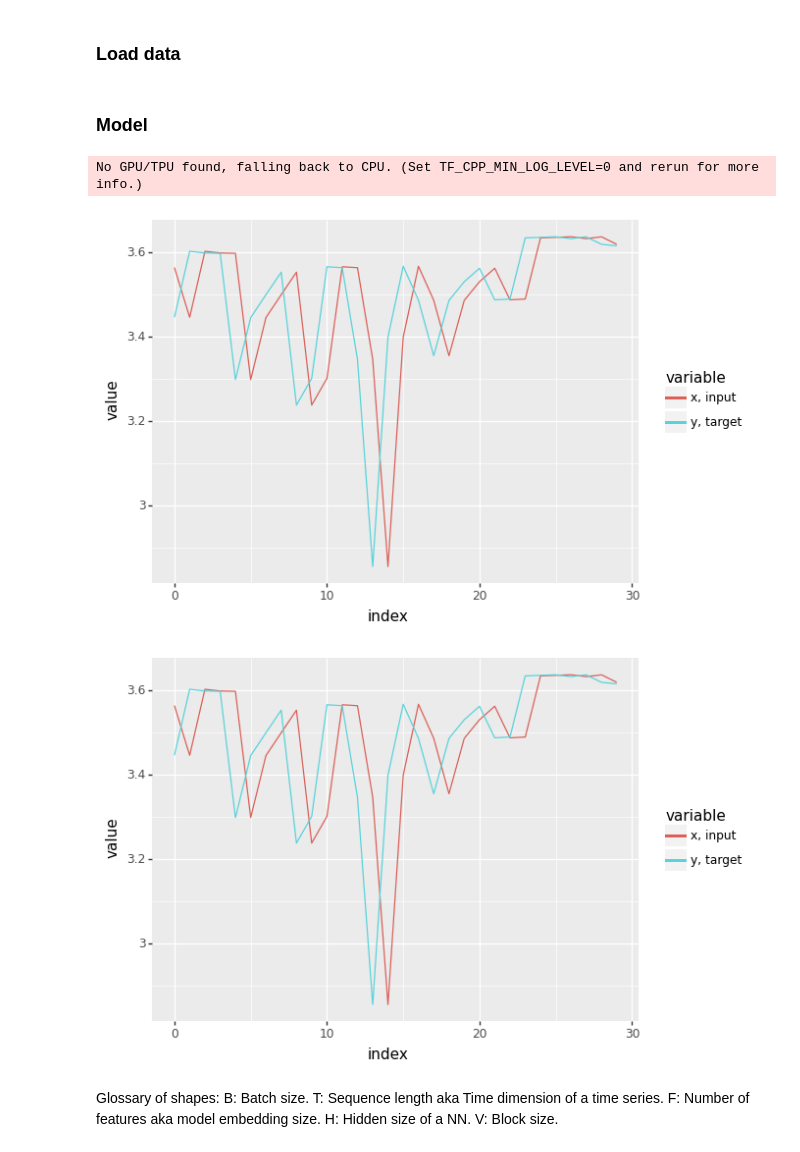
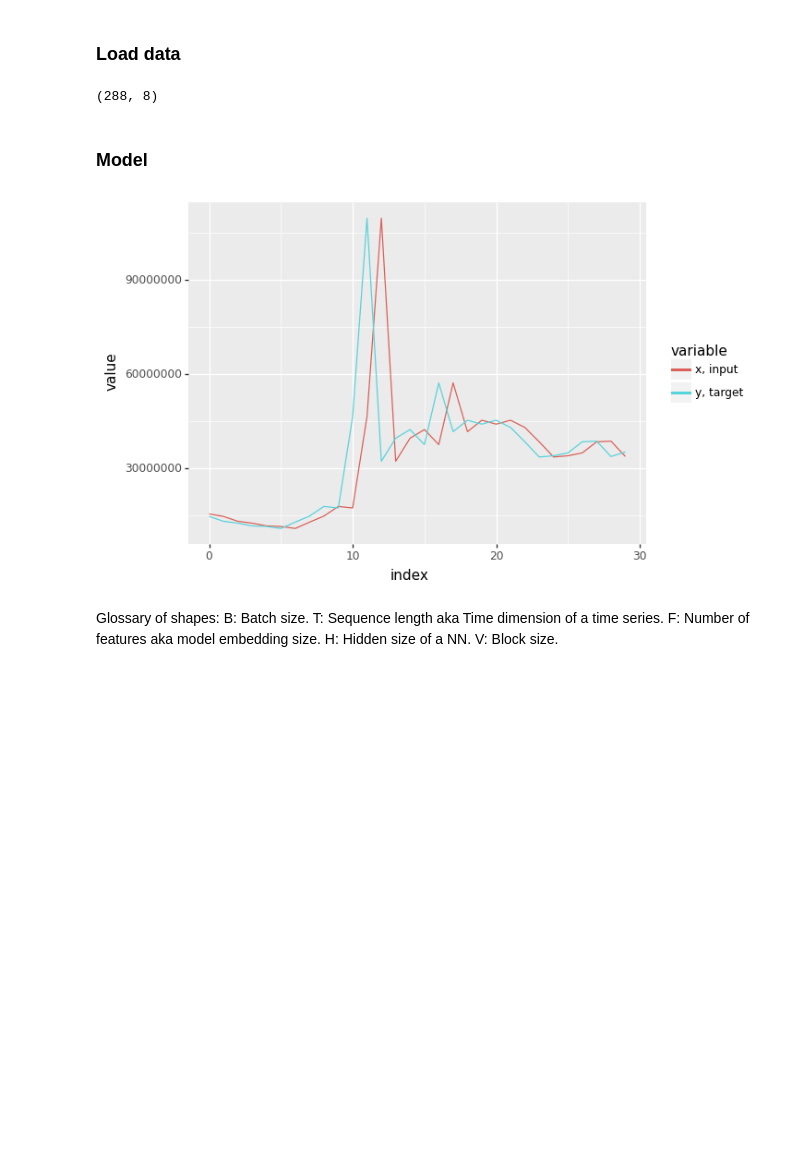
Before and after one commit to mmuravytskyi/snmp-madness, a Jupyter notebook: baseline_model.ipynb, the cells around one changed output. Cells and saved outputs as stored; diff of their text form; code cells hidden in the pictures; blank space fills up the shorter version.

```diff
--- a/baseline_model.ipynb
+++ b/baseline_model.ipynb
@@ -25,10 +24,10 @@ BLOCK_SIZE = int(24*60/5) # 2 days
 BATCH_SIZE = 8
 SPLIT = 0.85
 HIDDEN_SIZE = 256
-LEARNING_RATE = 1e-4
+LEARNING_RATE = 1e-3
 SEED = 2137
 NUM_TRAINING_STEPS = 300
 EVAL_INTERVAL = 10
-FEATURE_NUM = 1
+EMBEDDING_SIZE = 1
 # %% [markdown]
 ### Load data
@@ -128,3 +34,12 @@ class DataLoader:
+# %%
+sdl = data.SimpleDataLoader("../data/samples_5m_subset_v1.pkl", BLOCK_SIZE, BATCH_SIZE, EMBEDDING_SIZE, SPLIT)
+train_di = sdl.get_data_iter("train")
+test_di = sdl.get_data_iter("test", "uci", "ftj")
+# %%
+expl_batch = next(train_di)
+expl_batch["target"].shape
+# %% [output]
+(288, 8)
 # %% [markdown]
 ### Model
 # %%
@@ -143,21 +56,13 @@ Batch = t.Mapping[str, jnp.ndarray]
-# %%
-dl = DataLoader("../data/samples_5m_subset_v1.pkl")
-train_di = dl.get_edge_data_iterator('uci', 'ftj', train=True)
-test_di = dl.get_edge_data_iterator('uci', 'ftj', train=False)
-expl_batch = next(train_di)
-# %% [output]
-No GPU/TPU found, falling back to CPU. (Set TF_CPP_MIN_LOG_LEVEL=0 and rerun for more info.)
 # %%
 _off = 30
 plot = utils.plot_samples(
-    truth=expl_batch['target'][0, :_off],
-    prediction=expl_batch['input'][0, :_off],
+    truth=expl_batch['target'][:_off, 0],
+    prediction=expl_batch['input'][:_off, 0],
     truth_label='y, target',
     prediction_label='x, input')
 plot.draw()
 # %% [output]
-[figure, old version]
+[figure, new version]
-[figure, removed]
 # %% [markdown]
 Glossary of shapes:
 B: Batch size.
```
Also changed, not shown: parts of 19 cells of this notebook, 1 other file.
